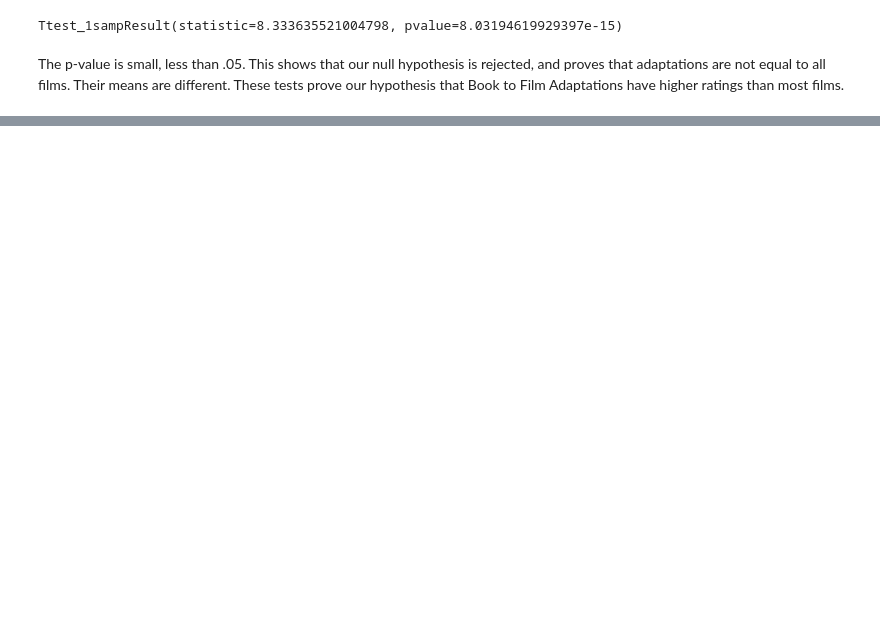
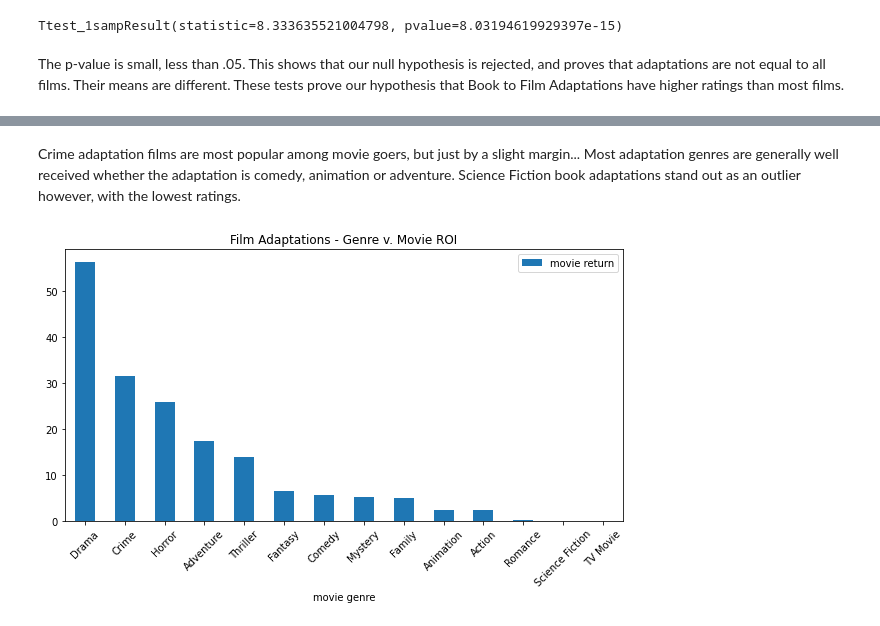
Before and after one commit to laurenemilyto/film_adapatation_success, a Jupyter notebook: Lauren Analysis.ipynb, the cells around one changed output, grey strips where cells are left out. Cells and saved outputs as stored; diff of their text form; code cells hidden in the pictures; blank space fills up the shorter version.

```diff
--- a/Lauren Analysis.ipynb
+++ b/Lauren Analysis.ipynb
@@ -254,0 +238,12 @@ df.boxplot("mosq", by="treatment", figsize=(20, 10))
+# %% [markdown]
+Crime adaptation films are most popular among movie goers, but just by a slight margin... Most adaptation genres are generally well received whether the adaptation is comedy, animation or adventure. Science Fiction book adaptations stand out as an outlier however, with the lowest ratings.
+# %%
+# Groupby genres of film adaptations by ROI
+genre_return_mean = genre_reviews_group['movie return'].sum().round(2).reset_index()
+genre_return_mean.sort_values(by = ['movie return'], ascending=False, inplace = True)
+
+# Plot genres by
+genre_return_mean.plot('movie genre', 'movie return', kind='bar', figsize=(10,5), rot=45)
+plt.title('Film Adaptations - Genre v. Movie ROI');
+# %% [output]
+[figure, added]
```
Also changed, not shown: parts of 30 cells of this notebook.
